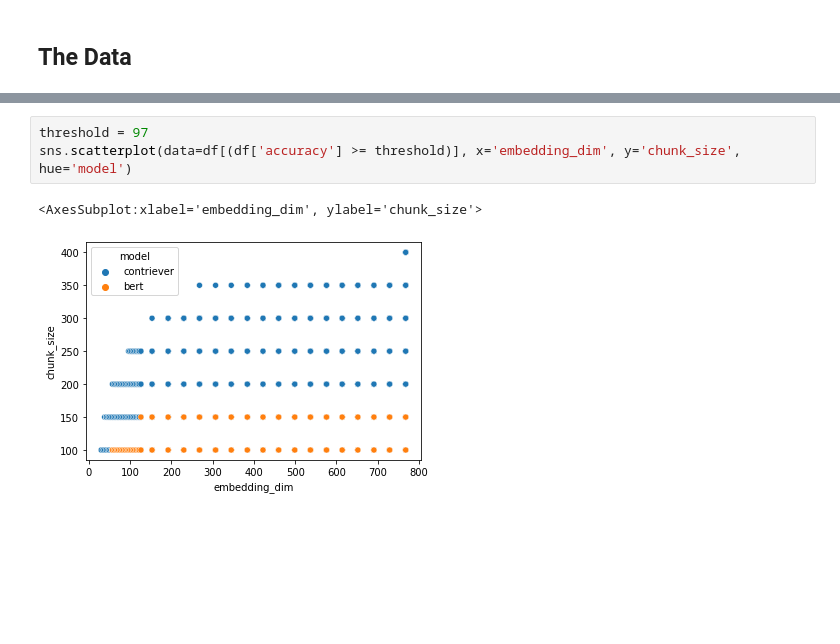
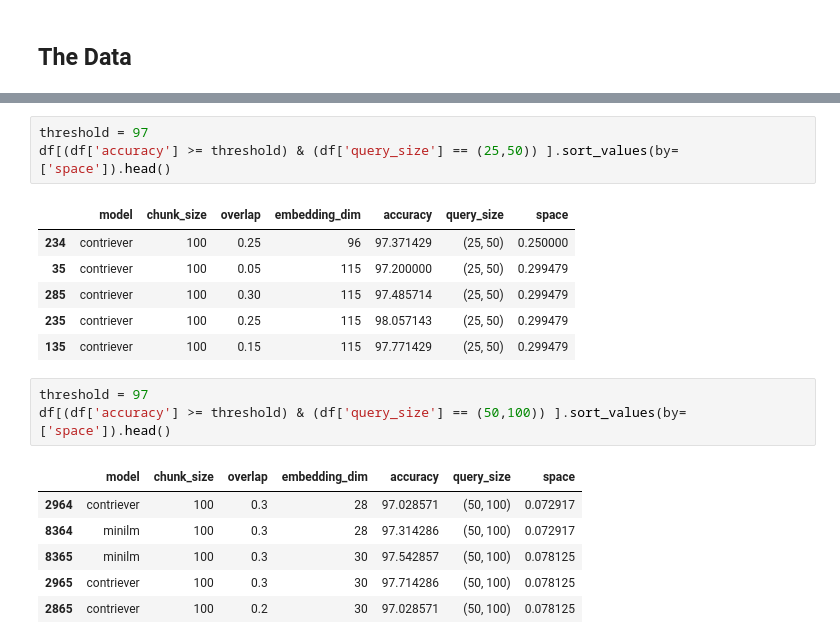
Before and after one commit to rifaaQ/cmsc674, a Jupyter notebook: analysis.ipynb, the cells around one changed output, grey strips where cells are left out. Saved outputs shown, nothing was run; the diff lists cells and outputs as text; blank space fills up the shorter version.

```diff
--- a/analysis.ipynb
+++ b/analysis.ipynb
@@ -63,6 +70,20 @@ sns.lineplot(data=df, x='chunk_size', y='accuracy')
-# %%
-threshold = 97
-sns.scatterplot(data=df[(df['accuracy'] >= threshold)], x='embedding_dim', y='chunk_size', hue='model')
-# %% [output]
-<AxesSubplot:xlabel='embedding_dim', ylabel='chunk_size'>
-[figure, removed]
+# %%
+threshold = 97
+df[(df['accuracy'] >= threshold) & (df['query_size'] == (25,50)) ].sort_values(by=['space']).head()
+# %% [output]
+|  | model | chunk_size | overlap | embedding_dim | accuracy | query_size | space |
+| 234 | contriever | 100 | 0.25 | 96 | 97.371429 | (25, 50) | 0.250000 |
+| 35 | contriever | 100 | 0.05 | 115 | 97.200000 | (25, 50) | 0.299479 |
+| 285 | contriever | 100 | 0.30 | 115 | 97.485714 | (25, 50) | 0.299479 |
+| 235 | contriever | 100 | 0.25 | 115 | 98.057143 | (25, 50) | 0.299479 |
+| 135 | contriever | 100 | 0.15 | 115 | 97.771429 | (25, 50) | 0.299479 |
+# %%
+threshold = 97
+df[(df['accuracy'] >= threshold) & (df['query_size'] == (50,100)) ].sort_values(by=['space']).head()
+# %% [output]
+|  | model | chunk_size | overlap | embedding_dim | accuracy | query_size | space |
+| 2964 | contriever | 100 | 0.3 | 28 | 97.028571 | (50, 100) | 0.072917 |
+| 8364 | minilm | 100 | 0.3 | 28 | 97.314286 | (50, 100) | 0.072917 |
+| 8365 | minilm | 100 | 0.3 | 30 | 97.542857 | (50, 100) | 0.078125 |
+| 2965 | contriever | 100 | 0.3 | 30 | 97.714286 | (50, 100) | 0.078125 |
+| 2865 | contriever | 100 | 0.2 | 30 | 97.028571 | (50, 100) | 0.078125 |
```
Also changed, not shown: parts of 7 cells of this notebook.
